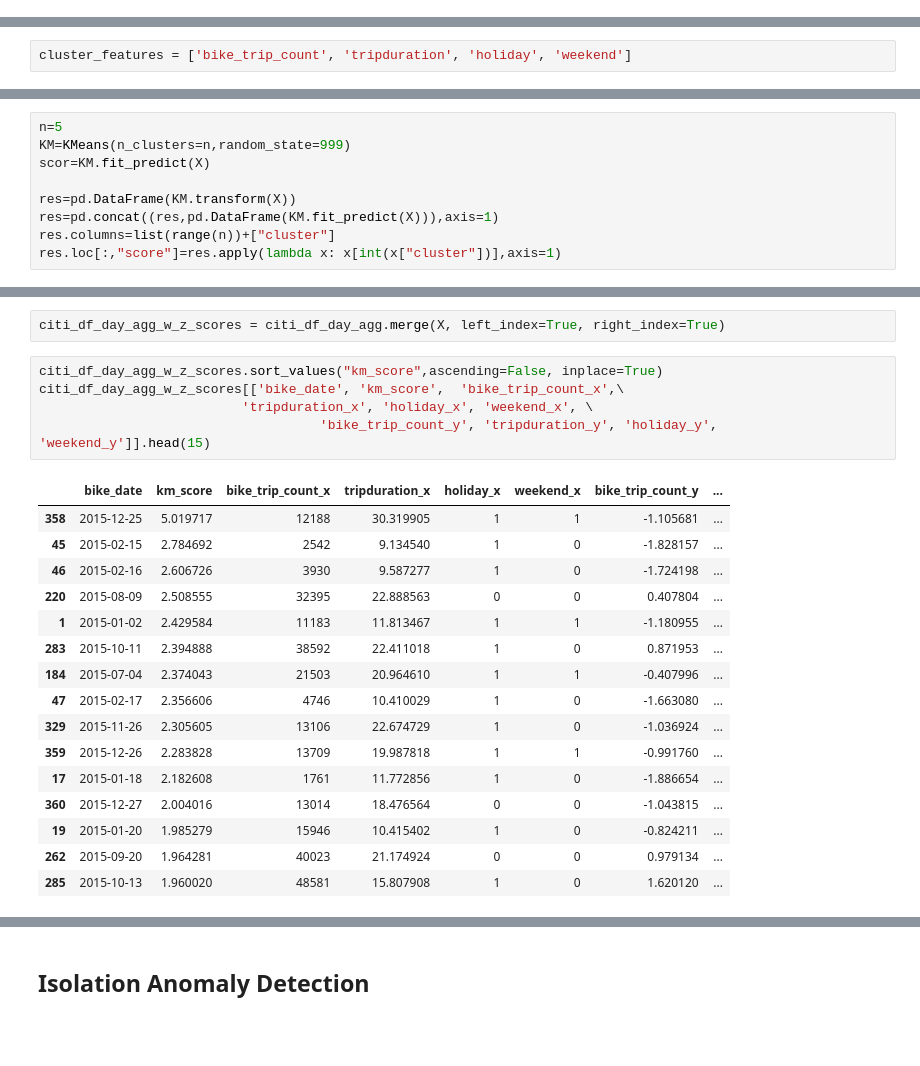
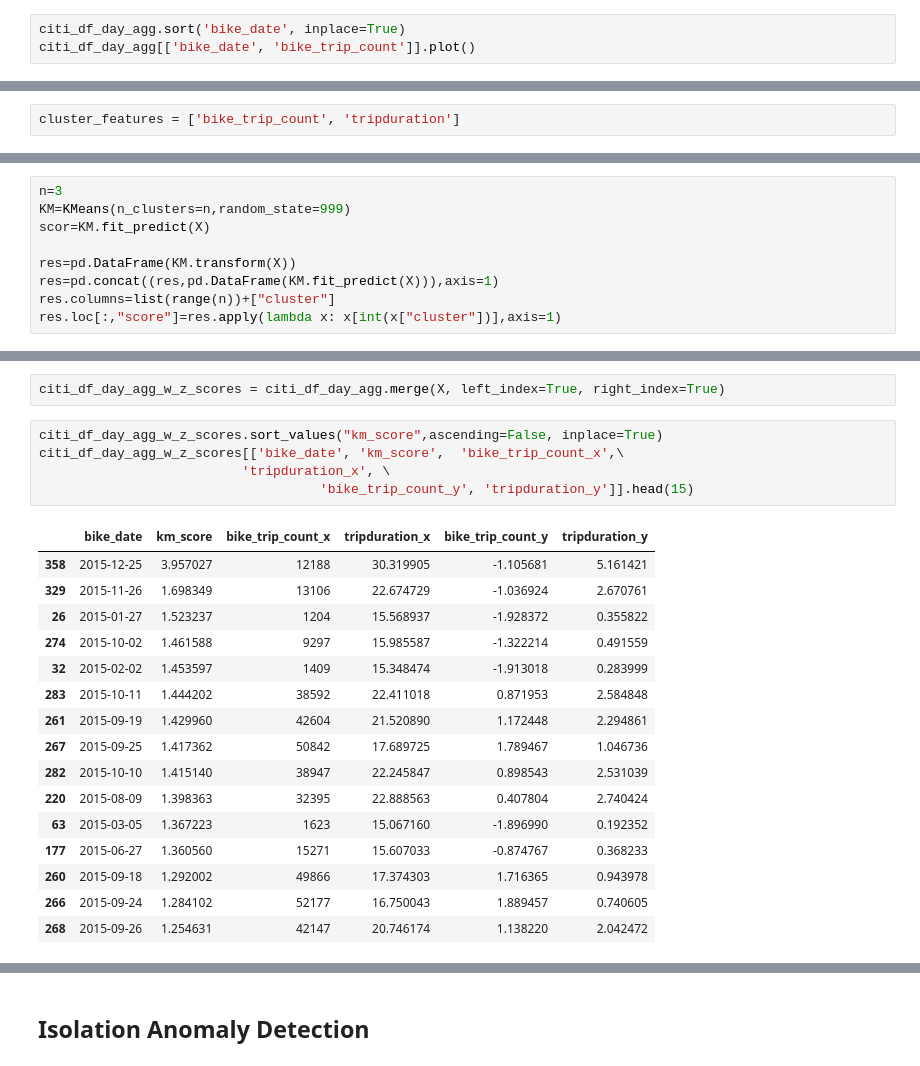
Before and after one commit to gperrin12/anomaly_detection_NYC_transit, a Jupyter notebook: Citi_Month_Stat_Agg.ipynb, the cells around one changed output, grey strips where cells are left out. Drawn from its saved outputs; the diff is of its cells as text; blank space fills up the shorter version.

```diff
--- a/Citi_Month_Stat_Agg.ipynb
+++ b/Citi_Month_Stat_Agg.ipynb
@@ -260,0 +254,3 @@ citi_df_day_agg.head()
+# %%
+citi_df_day_agg.sort('bike_date', inplace=True)
+citi_df_day_agg[['bike_date', 'bike_trip_count']].plot()
@@ -263,7 +267,7 @@ citi_df_day_agg.head()
 # %% [markdown]
 ### K-means Anomaly Detection
 # %%
-cluster_features = ['bike_trip_count', 'tripduration', 'holiday', 'weekend']
+cluster_features = ['bike_trip_count', 'tripduration']
 # %%
 X = citi_df_day_agg[cluster_features]
 X.head(2)
@@ -307,5 +311,5 @@ For n_clusters =8, the average silhouette_score is :0.536582976357
 # %%
-n=5
+n=3
 KM=KMeans(n_clusters=n,random_state=999)
 scor=KM.fit_predict(X)
 
@@ -360,22 +364,22 @@ citi_df_day_agg_w_z_scores = citi_df_day_agg.merge(X, left_index=True, right_ind
 # %%
 citi_df_day_agg_w_z_scores.sort_values("km_score",ascending=False, inplace=True)
 citi_df_day_agg_w_z_scores[['bike_date', 'km_score',  'bike_trip_count_x',\
-                          'tripduration_x', 'holiday_x', 'weekend_x', \
-                                    'bike_trip_count_y', 'tripduration_y', 'holiday_y', 'weekend_y']].head(15)
+                          'tripduration_x', \
+                                    'bike_trip_count_y', 'tripduration_y']].head(15)
 # %% [output]
-|  | bike_date | km_score | bike_trip_count_x | tripduration_x | holiday_x | weekend_x | bike_trip_count_y | ... |
-| 358 | 2015-12-25 | 5.019717 | 12188 | 30.319905 | 1 | 1 | -1.105681 | ... |
-| 45 | 2015-02-15 | 2.784692 | 2542 | 9.134540 | 1 | 0 | -1.828157 | ... |
-| 46 | 2015-02-16 | 2.606726 | 3930 | 9.587277 | 1 | 0 | -1.724198 | ... |
-| 220 | 2015-08-09 | 2.508555 | 32395 | 22.888563 | 0 | 0 | 0.407804 | ... |
-| 1 | 2015-01-02 | 2.429584 | 11183 | 11.813467 | 1 | 1 | -1.180955 | ... |
-| 283 | 2015-10-11 | 2.394888 | 38592 | 22.411018 | 1 | 0 | 0.871953 | ... |
-| 184 | 2015-07-04 | 2.374043 | 21503 | 20.964610 | 1 | 1 | -0.407996 | ... |
-| 47 | 2015-02-17 | 2.356606 | 4746 | 10.410029 | 1 | 0 | -1.663080 | ... |
-| 329 | 2015-11-26 | 2.305605 | 13106 | 22.674729 | 1 | 0 | -1.036924 | ... |
-| 359 | 2015-12-26 | 2.283828 | 13709 | 19.987818 | 1 | 1 | -0.991760 | ... |
-| 17 | 2015-01-18 | 2.182608 | 1761 | 11.772856 | 1 | 0 | -1.886654 | ... |
-| 360 | 2015-12-27 | 2.004016 | 13014 | 18.476564 | 0 | 0 | -1.043815 | ... |
-| 19 | 2015-01-20 | 1.985279 | 15946 | 10.415402 | 1 | 0 | -0.824211 | ... |
-| 262 | 2015-09-20 | 1.964281 | 40023 | 21.174924 | 0 | 0 | 0.979134 | ... |
-| 285 | 2015-10-13 | 1.960020 | 48581 | 15.807908 | 1 | 0 | 1.620120 | ... |
+|  | bike_date | km_score | bike_trip_count_x | tripduration_x | bike_trip_count_y | tripduration_y |
+| 358 | 2015-12-25 | 3.957027 | 12188 | 30.319905 | -1.105681 | 5.161421 |
+| 329 | 2015-11-26 | 1.698349 | 13106 | 22.674729 | -1.036924 | 2.670761 |
+| 26 | 2015-01-27 | 1.523237 | 1204 | 15.568937 | -1.928372 | 0.355822 |
+| 274 | 2015-10-02 | 1.461588 | 9297 | 15.985587 | -1.322214 | 0.491559 |
+| 32 | 2015-02-02 | 1.453597 | 1409 | 15.348474 | -1.913018 | 0.283999 |
+| 283 | 2015-10-11 | 1.444202 | 38592 | 22.411018 | 0.871953 | 2.584848 |
+| 261 | 2015-09-19 | 1.429960 | 42604 | 21.520890 | 1.172448 | 2.294861 |
+| 267 | 2015-09-25 | 1.417362 | 50842 | 17.689725 | 1.789467 | 1.046736 |
+| 282 | 2015-10-10 | 1.415140 | 38947 | 22.245847 | 0.898543 | 2.531039 |
+| 220 | 2015-08-09 | 1.398363 | 32395 | 22.888563 | 0.407804 | 2.740424 |
+| 63 | 2015-03-05 | 1.367223 | 1623 | 15.067160 | -1.896990 | 0.192352 |
+| 177 | 2015-06-27 | 1.360560 | 15271 | 15.607033 | -0.874767 | 0.368233 |
+| 260 | 2015-09-18 | 1.292002 | 49866 | 17.374303 | 1.716365 | 0.943978 |
+| 266 | 2015-09-24 | 1.284102 | 52177 | 16.750043 | 1.889457 | 0.740605 |
+| 268 | 2015-09-26 | 1.254631 | 42147 | 20.746174 | 1.138220 | 2.042472 |
```
Also changed, not shown: parts of 57 cells of this notebook, 1 other file.
